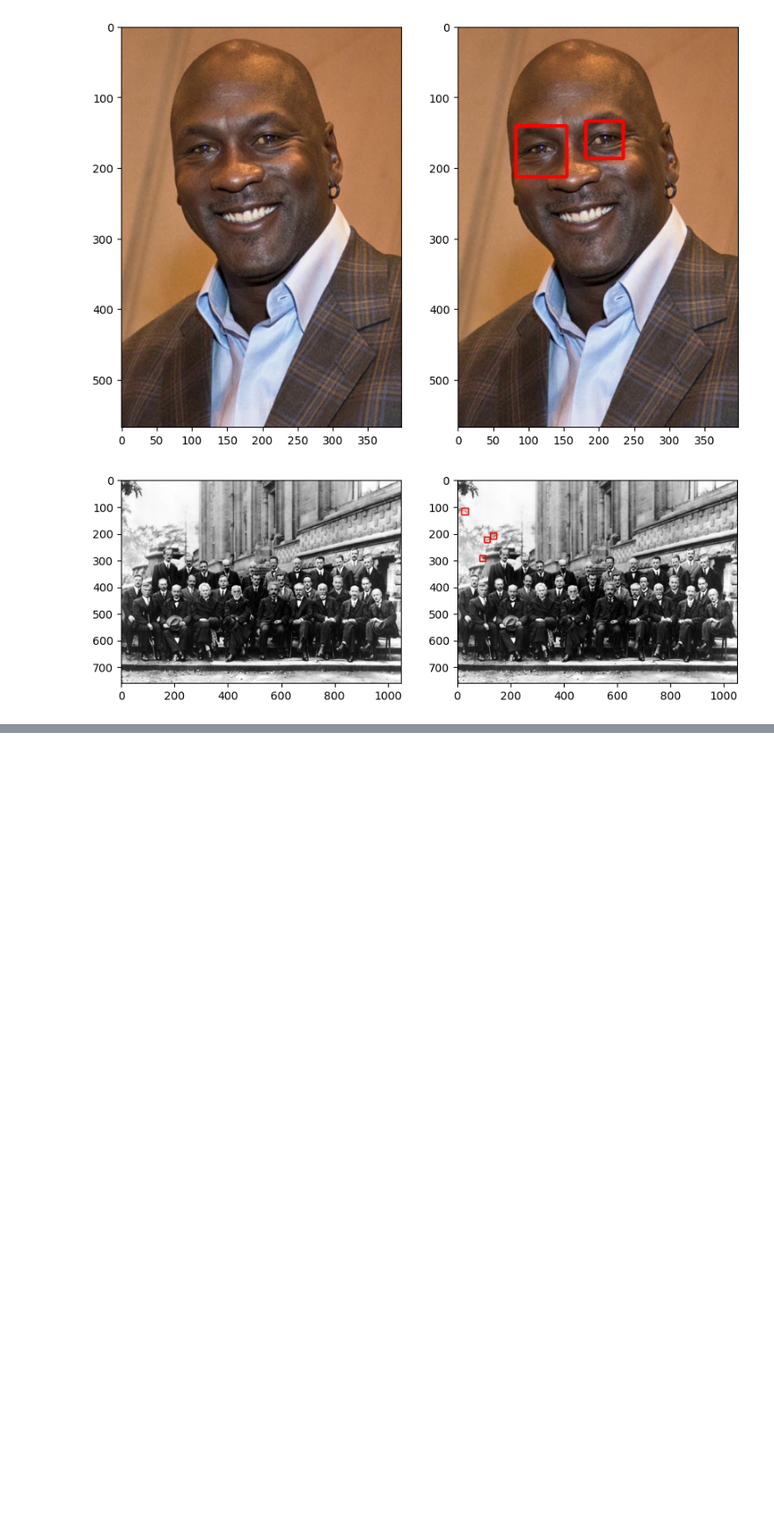
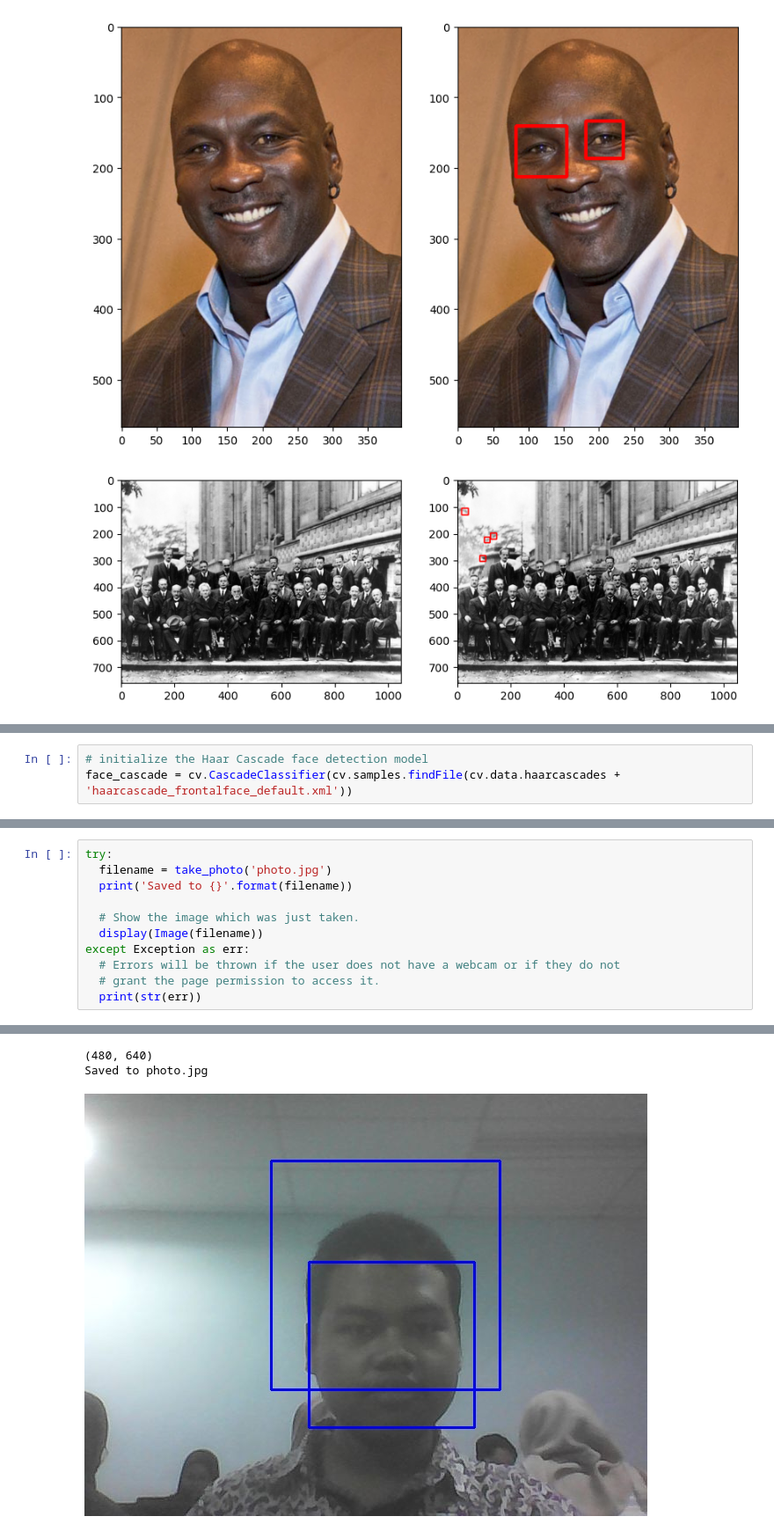
Before and after one commit to Raden616Rizki/PCVK_Ganjil_2023, a Jupyter notebook: Week12.ipynb, the cells around one changed output, grey strips where cells are left out. Shown at 88% size. Cells and saved outputs as stored; diff of their text form; blank space fills up the shorter version.

Commit message:
Commit Face Tracking Tugas Praktikum Week12

```diff
--- a/Week12.ipynb
+++ b/Week12.ipynb
@@ -77,0 +125,3 @@ for name_file in list_face:
+# %%
+# initialize the Haar Cascade face detection model
+face_cascade = cv.CascadeClassifier(cv.samples.findFile(cv.data.haarcascades + 'haarcascade_frontalface_default.xml'))
@@ -77,0 +179,12 @@ for name_file in list_face:
+# %%
+try:
+  filename = take_photo('photo.jpg')
+  print('Saved to {}'.format(filename))
+
+  # Show the image which was just taken.
+  display(Image(filename))
+except Exception as err:
+  # Errors will be thrown if the user does not have a webcam or if they do not
+  # grant the page permission to access it.
+  print(str(err))
+# %% [output]
@@ -77,0 +192,3 @@ for name_file in list_face:
+(480, 640)
+Saved to photo.jpg
+[figure, added]
```
Also changed, not shown: parts of 8 cells of this notebook.
